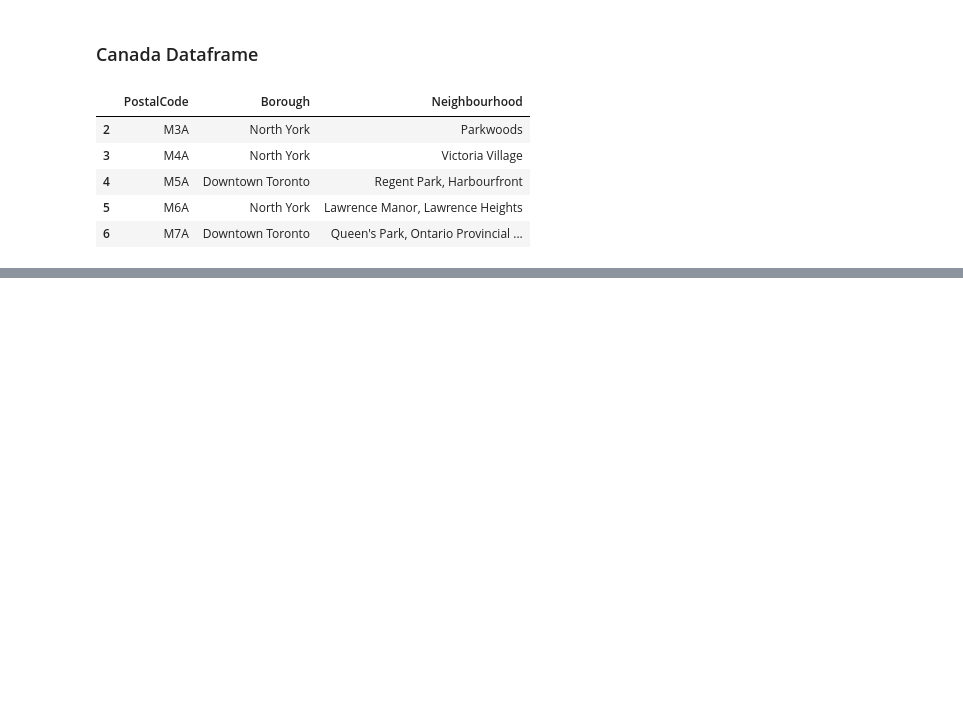
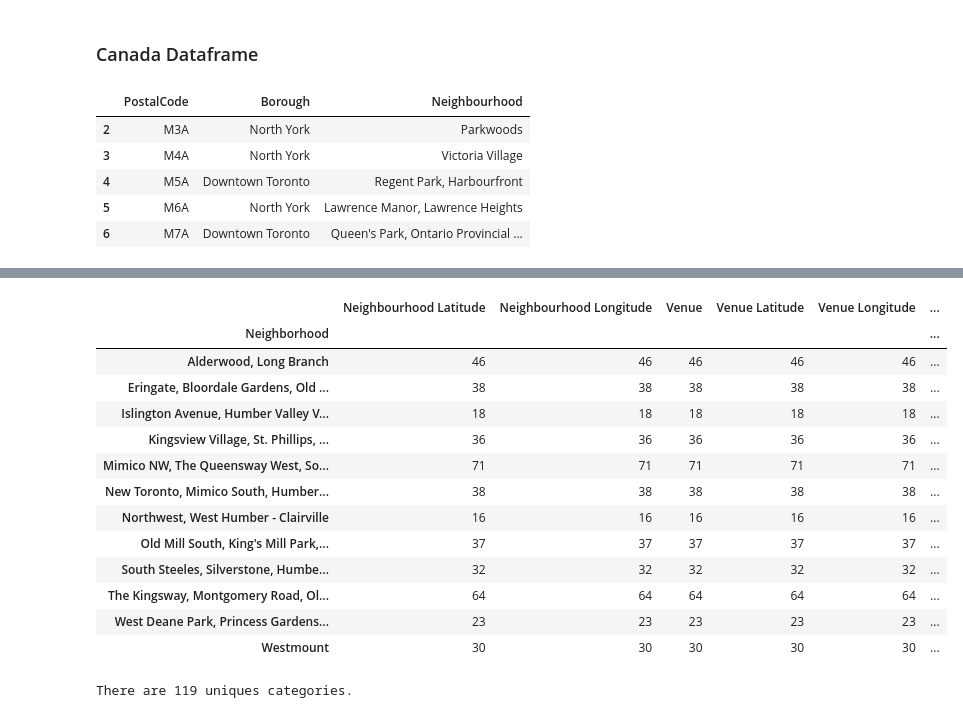
Before and after one commit to AymanAmerK/Coursera_Capstone, a Jupyter notebook: CanadaTable.ipynb, the cells around one changed output, grey strips where cells are left out. Drawn from its saved outputs; the diff is of its cells as text; code cells hidden in the pictures; blank space fills up the shorter version.

```diff
--- a/CanadaTable.ipynb
+++ b/CanadaTable.ipynb
@@ -102,0 +244,12 @@ canadadf.head()
+# %%
+# function that extracts the category of the venue
+def get_category_type(row):
+    try:
+        categories_list = row['categories']
+    except:
+        categories_list = row['venue.categories']
+
+    if len(categories_list) == 0:
+        return None
+    else:
+        return categories_list[0]['name']
@@ -102,0 +354,21 @@ canadadf.head()
+# %%
+etobicoke_venues.groupby('Neighborhood').count()
+# %% [output]
+|  | Neighbourhood Latitude | Neighbourhood Longitude | Venue | Venue Latitude | Venue Longitude | ... |
+| Neighborhood |  |  |  |  |  | ... |
+| Alderwood, Long Branch | 46 | 46 | 46 | 46 | 46 | ... |
+| Eringate, Bloordale Gardens, Old ... | 38 | 38 | 38 | 38 | 38 | ... |
+| Islington Avenue, Humber Valley V... | 18 | 18 | 18 | 18 | 18 | ... |
+| Kingsview Village, St. Phillips, ... | 36 | 36 | 36 | 36 | 36 | ... |
+| Mimico NW, The Queensway West, So... | 71 | 71 | 71 | 71 | 71 | ... |
+| New Toronto, Mimico South, Humber... | 38 | 38 | 38 | 38 | 38 | ... |
+| Northwest, West Humber - Clairville | 16 | 16 | 16 | 16 | 16 | ... |
+| Old Mill South, King's Mill Park,... | 37 | 37 | 37 | 37 | 37 | ... |
+| South Steeles, Silverstone, Humbe... | 32 | 32 | 32 | 32 | 32 | ... |
+| The Kingsway, Montgomery Road, Ol... | 64 | 64 | 64 | 64 | 64 | ... |
+| West Deane Park, Princess Gardens... | 23 | 23 | 23 | 23 | 23 | ... |
+| Westmount | 30 | 30 | 30 | 30 | 30 | ... |
+# %%
+print('There are {} uniques categories.'.format(len(etobicoke_venues['Venue Category'].unique())))
+# %% [output]
+There are 119 uniques categories.
```
Also changed, not shown: parts of 44 cells of this notebook.
